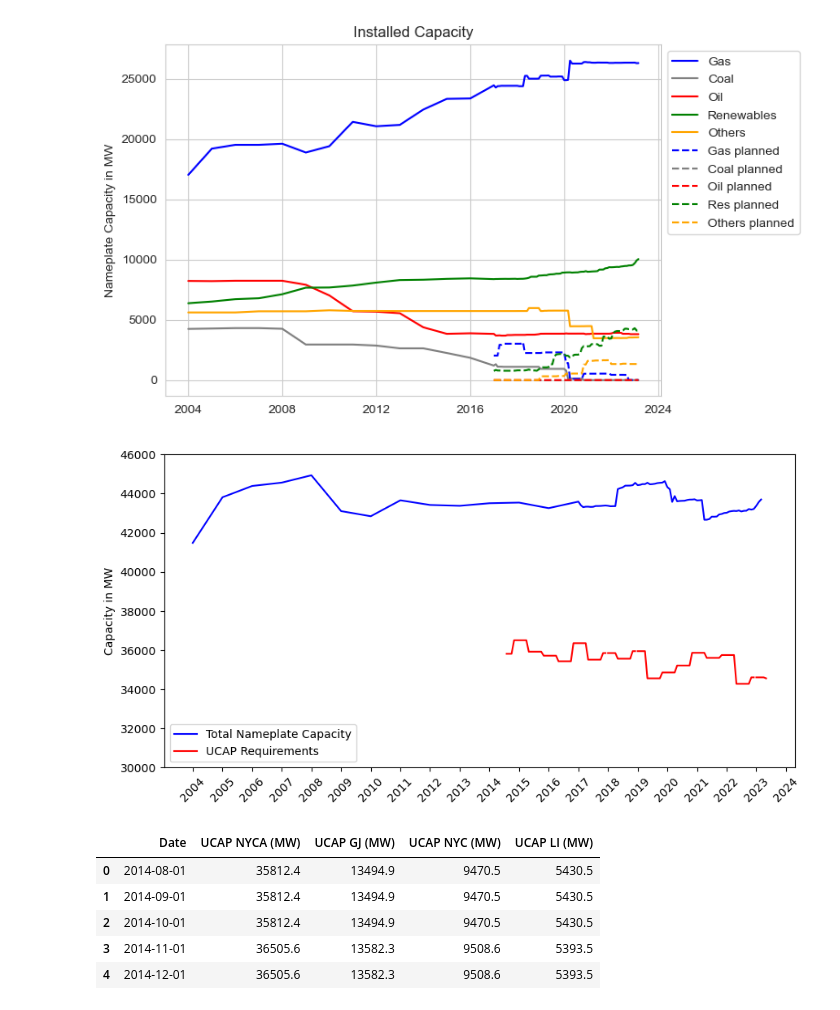
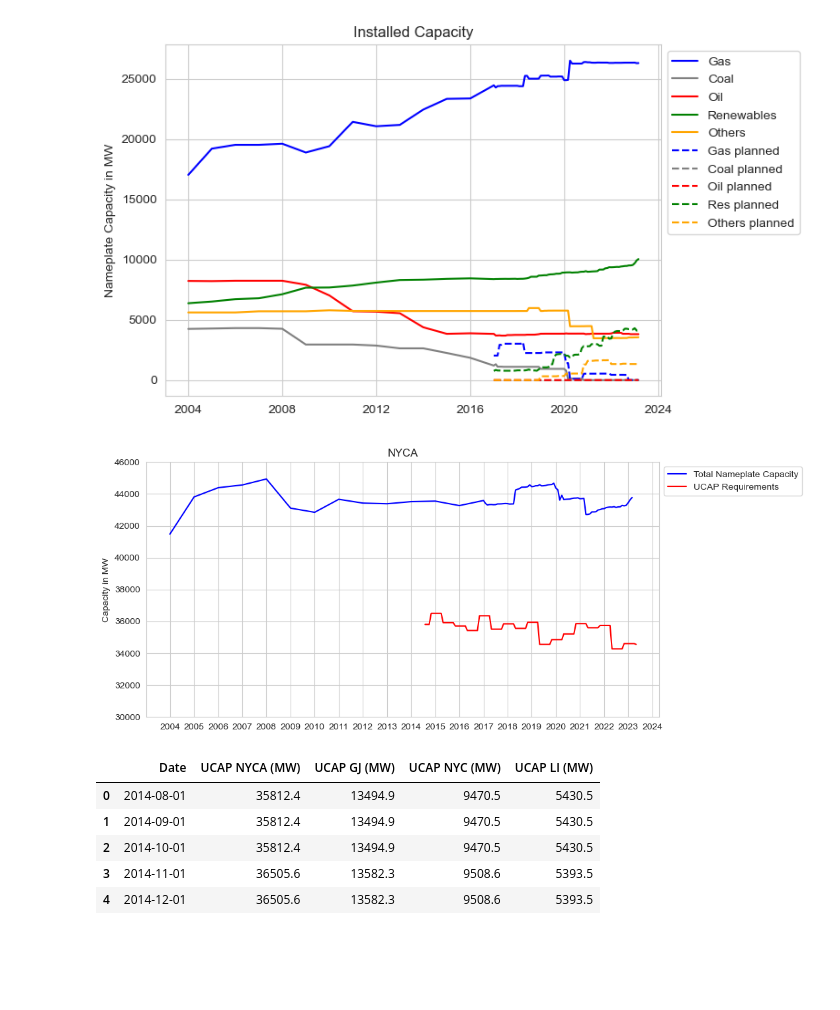
Before and after one commit to borvendegmate/tum_power_system_economics, a Jupyter notebook: code/Capacity_Visualization.ipynb, the cells around one changed output. Saved outputs shown, nothing was run; the diff lists cells and outputs as text; code cells hidden in the pictures; blank space fills up the shorter version.

Commit message:
Plot changed for ppt

```diff
--- a/code/Capacity_Visualization.ipynb
+++ b/code/Capacity_Visualization.ipynb
@@ -114,24 +120,27 @@ plt.show()
 # %%
 capa['Sum'] = 0
 capa['Sum'] = capa.sum(axis=1)
 
 fig, ax = plt.subplots(figsize=(10,5))
 
 ax.plot(capa['Date'],capa['Sum'],'b', label='Total Nameplate Capacity')
-ax.plot(ucap['Date'],ucap['UCAP Requirements (MW)'],'r', label='UCAP Requirements')
+ax.plot(ucap['Date'],ucap['UCAP NYCA (MW)'],'r', label='UCAP Requirements')
 
 ax.xaxis.set_major_locator(mdates.YearLocator(base = 1, month = 1, day = 1))
 ax.xaxis.set_major_formatter(mdates.DateFormatter('%Y'))
 
 ax.set_ylabel('Capacity in MW')
 ax.set_ylim(30000,46000)
 
+ax.set_title('NYCA')
+
 ax.legend()
+sns.move_legend(ax, "upper left", bbox_to_anchor=(1, 1))
 
-plt.xticks(rotation=45)
+#plt.xticks(rotation=45)
 plt.show()
 # %% [output]
-[figure, old version]
+[figure, new version]
 # %%
 ucap.head()
 # %% [output]
```
Also changed, not shown: parts of 6 cells of this notebook, 1 other file.
